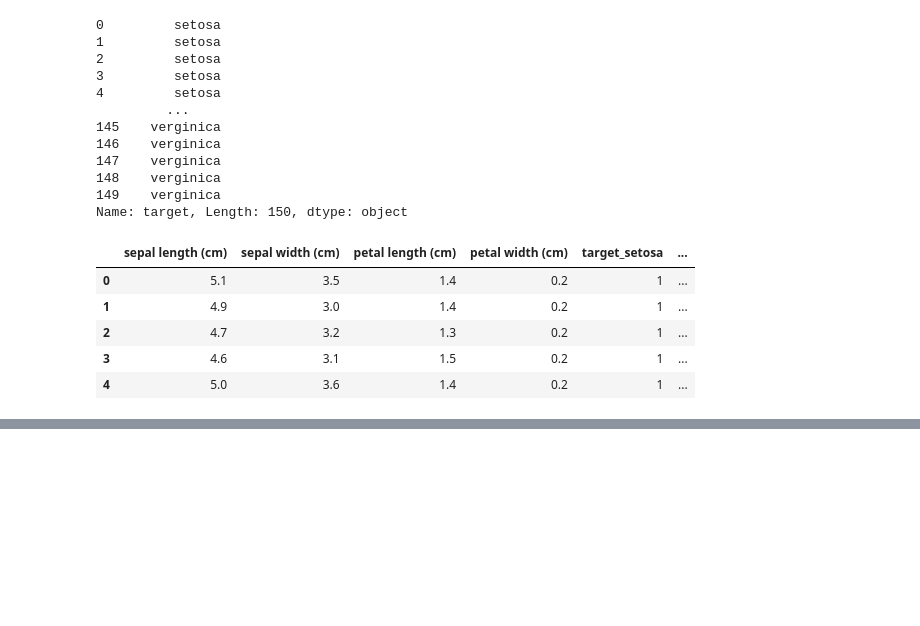
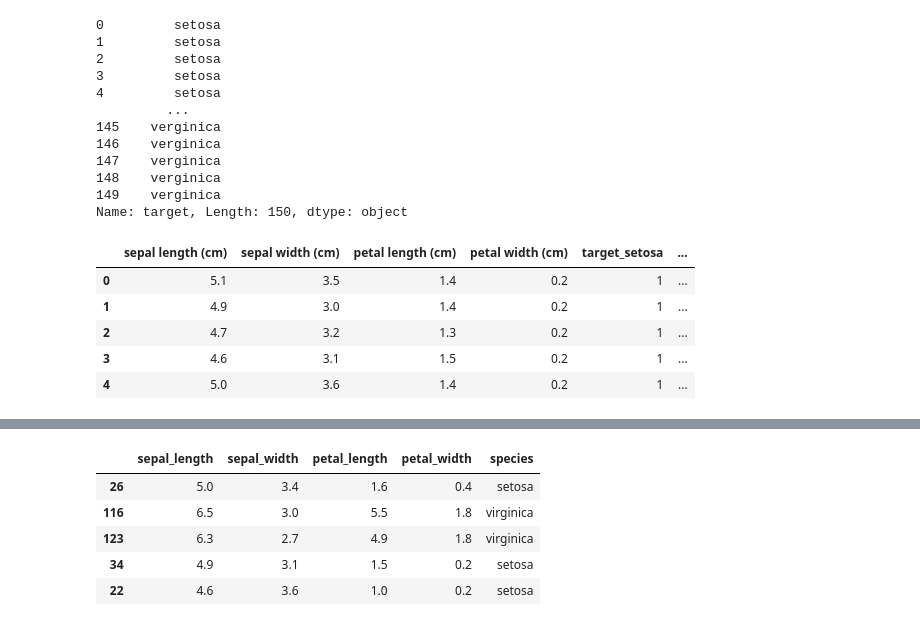
Before and after one commit to onleey/Machine-Learning_demo, a Jupyter notebook: p601_기계학습_데이터전처리_범주형변수처리.ipynb, the cells around one changed output, grey strips where cells are left out. Drawn from its saved outputs; the diff is of its cells as text; code cells hidden in the pictures; blank space fills up the shorter version.

```diff
--- a/p601_기계학습_데이터전처리_범주형변수처리.ipynb
+++ b/p601_기계학습_데이터전처리_범주형변수처리.ipynb
@@ -160,0 +233,9 @@ iris_dummy.sample(5)
+# %%
+iris.sample(5)
+# %% [output]
+|  | sepal_length | sepal_width | petal_length | petal_width | species |
+| 26 | 5.0 | 3.4 | 1.6 | 0.4 | setosa |
+| 116 | 6.5 | 3.0 | 5.5 | 1.8 | virginica |
+| 123 | 6.3 | 2.7 | 4.9 | 1.8 | virginica |
+| 34 | 4.9 | 3.1 | 1.5 | 0.2 | setosa |
+| 22 | 4.6 | 3.6 | 1.0 | 0.2 | setosa |
```
Also changed, not shown: parts of 20 cells of this notebook.
